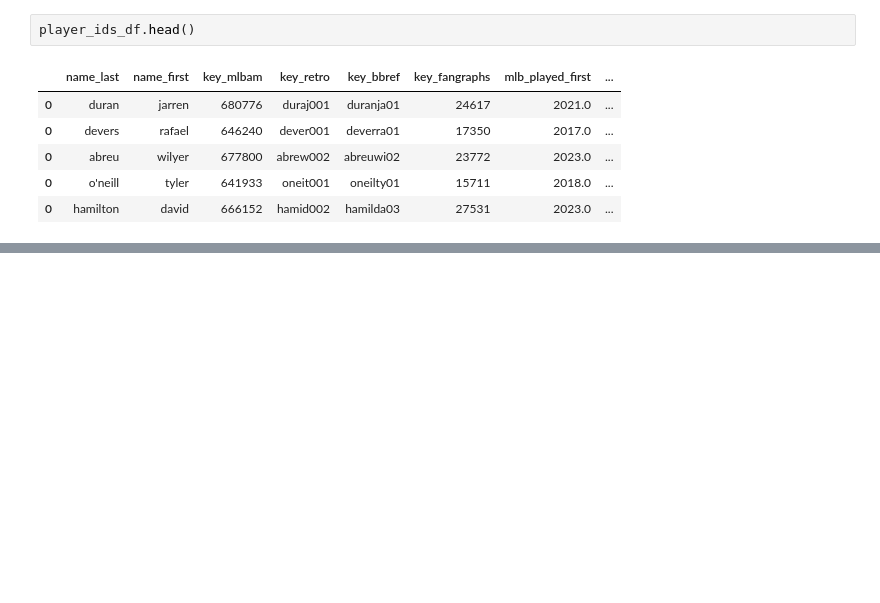
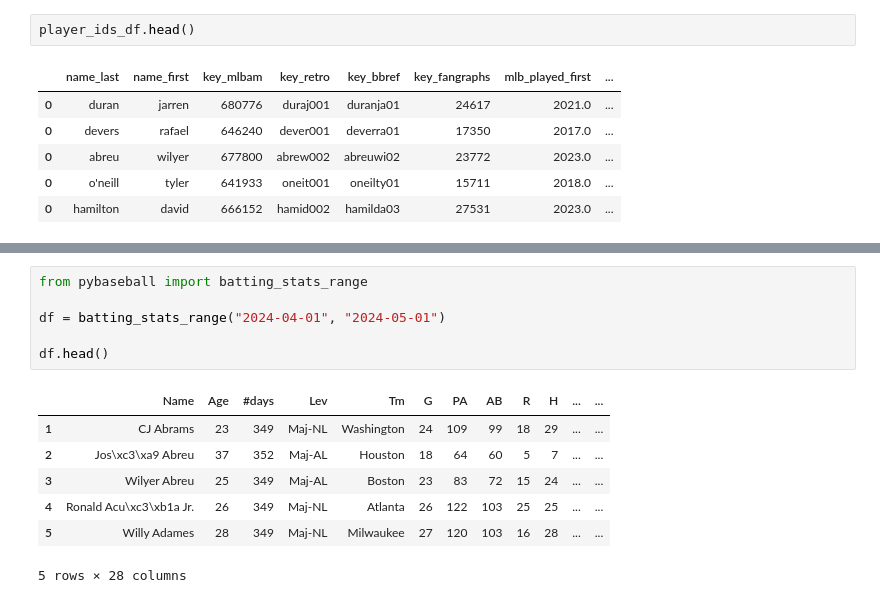
Before and after one commit to JSakuraa/mlb-hit-prediction, a Jupyter notebook: src/DATA_PROCESSING.ipynb, the cells around one changed output, grey strips where cells are left out. Saved outputs shown, nothing was run; the diff lists cells and outputs as text; blank space fills up the shorter version.

```diff
--- a/src/DATA_PROCESSING.ipynb
+++ b/src/DATA_PROCESSING.ipynb
@@ -48,0 +78,14 @@ from pybaseball import statcast_batter_game_logs
+# %%
+from pybaseball import batting_stats_range
+
+df = batting_stats_range("2024-04-01", "2024-05-01")
+
+df.head()
+# %% [output]
+|  | Name | Age | #days | Lev | Tm | G | PA | AB | R | H | ... | ... |
+| 1 | CJ Abrams | 23 | 349 | Maj-NL | Washington | 24 | 109 | 99 | 18 | 29 | ... | ... |
+| 2 | Jos\xc3\xa9 Abreu | 37 | 352 | Maj-AL | Houston | 18 | 64 | 60 | 5 | 7 | ... | ... |
+| 3 | Wilyer Abreu | 25 | 349 | Maj-AL | Boston | 23 | 83 | 72 | 15 | 24 | ... | ... |
+| 4 | Ronald Acu\xc3\xb1a Jr. | 26 | 349 | Maj-NL | Atlanta | 26 | 122 | 103 | 25 | 25 | ... | ... |
+| 5 | Willy Adames | 28 | 349 | Maj-NL | Milwaukee | 27 | 120 | 103 | 16 | 28 | ... | ... |
+5 rows × 28 columns
```
Also changed, not shown: parts of 2 cells of this notebook, 1 other file.
